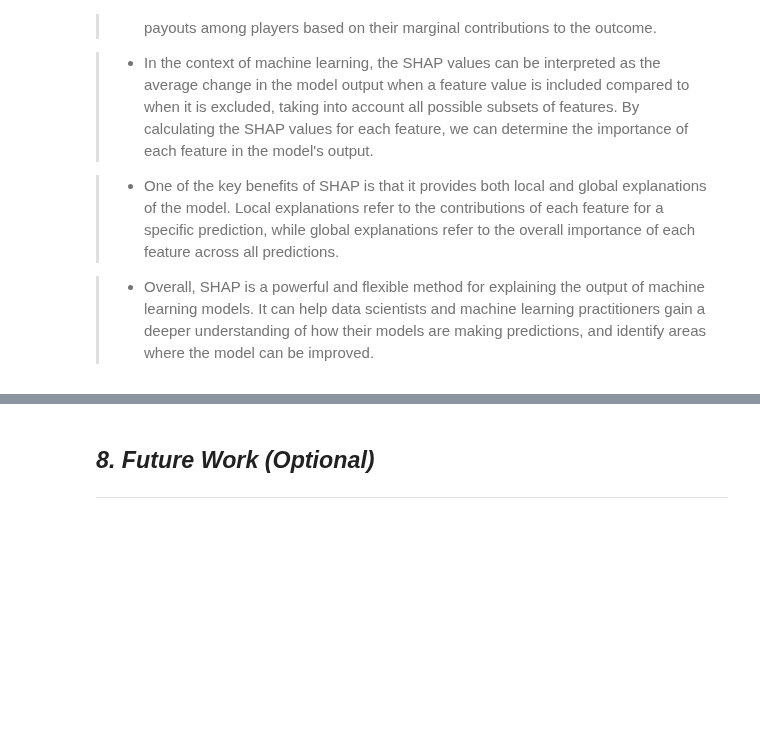
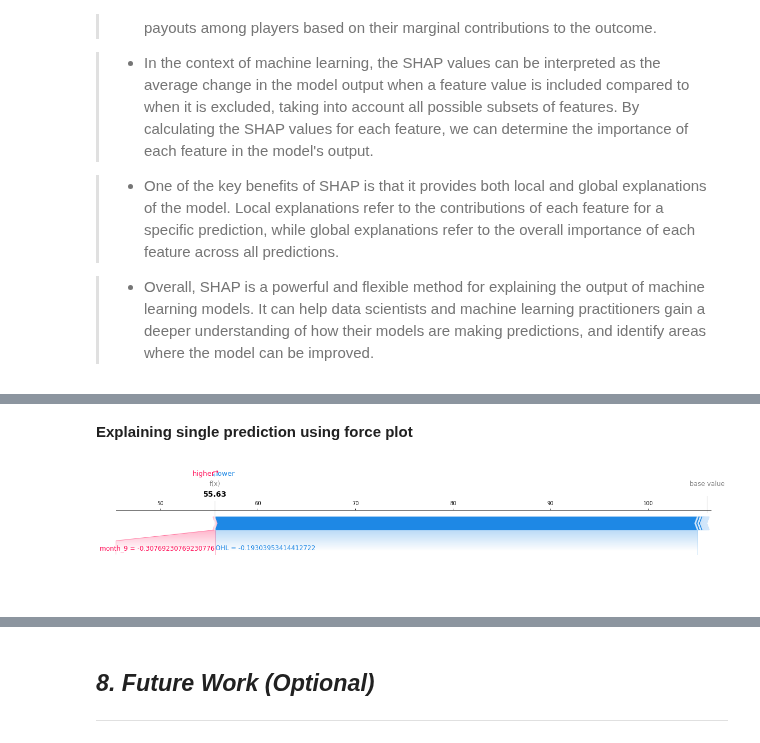
Before and after one commit to ashish-mali/Regression-Yes-Bank-Stock-Closing-Price-Prediction, a Jupyter notebook: Yes_Bank_Stock_Closing_Price_Prediction_Capstone_Project.ipynb, the cells around one changed output, grey strips where cells are left out. Cells and saved outputs as stored; diff of their text form; code cells hidden in the pictures; blank space fills up the shorter version.

```diff
--- a/Yes_Bank_Stock_Closing_Price_Prediction_Capstone_Project.ipynb
+++ b/Yes_Bank_Stock_Closing_Price_Prediction_Capstone_Project.ipynb
@@ -3487,6 +3491,14 @@ shap.initjs()
 # %%
 # Get shap values
 # Explain the model's predictions using SHAP values
+feature_names = selected_df.drop('Close', axis = 1).columns
 x_shap = x_train
-explainer = shap.TreeExplainer(optimal_xgboost)
+explainer = shap.TreeExplainer(optimal_rf)
 shap_values = explainer.shap_values(x_shap)
+# %% [markdown]
+<b>Explaining single prediction using force plot</b>
+# %%
+# Forceplot for first observation
+shap.force_plot(explainer.expected_value, shap_values[0,:], x_shap[0,:], matplotlib = True, feature_names = feature_names)
+# %% [output]
+[figure, added]
```
Also changed, not shown: parts of 19 cells of this notebook.
